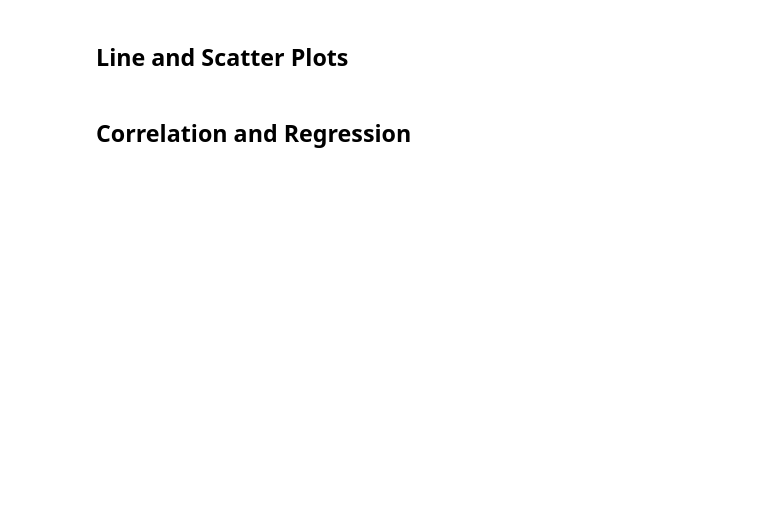
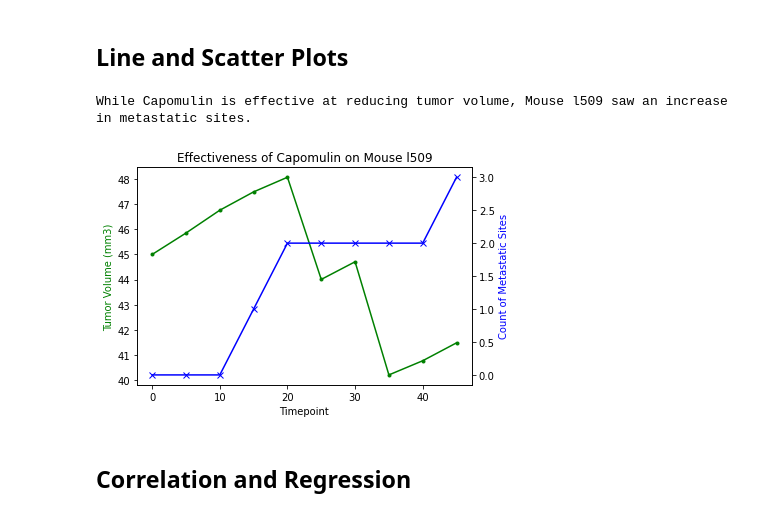
Before and after one commit to eukestad/Pymaceuticals-Capomulin-Review, a Jupyter notebook: Pymaceuticals/pymaceuticals_starter.ipynb, the cells around one changed output. Drawn from its saved outputs; the diff is of its cells as text; code cells hidden in the pictures; blank space fills up the shorter version.

```diff
--- a/Pymaceuticals/pymaceuticals_starter.ipynb
+++ b/Pymaceuticals/pymaceuticals_starter.ipynb
@@ -302,3 +299,21 @@ Infubinol has an obvious outlier
+# %%
+# Generate a line plot of tumor volume vs. time point for a mouse treated with Capomulin
+capomulinMouse = cleanedData.loc[cleanedData["Mouse ID"]=="l509",:]
+x_axis = capomulinMouse["Timepoint"]
+mouseTumorVolume = capomulinMouse["Tumor Volume (mm3)"]
+mouseMetastaticSites = capomulinMouse["Metastatic Sites"]
+fig2, ax1 = plt.subplots()
+ax1.plot(x_axis,mouseTumorVolume, marker='.', color='green', label='Tumor Volume')
+ax1.set_title("Effectiveness of Capomulin on Mouse l509")
+ax1.set_xlabel("Timepoint")
+ax1.set_ylabel("Tumor Volume (mm3)", color='green')
+ax2=ax1.twinx()
+ax2.plot(x_axis,mouseMetastaticSites, marker='x', color='blue', label='Metastatic Sites')
+ax2.set_ylabel("Count of Metastatic Sites", color='blue')
+print(f'While Capomulin is effective at reducing tumor volume, Mouse l509 saw an increase in metastatic sites.')
+# %% [output]
+While Capomulin is effective at reducing tumor volume, Mouse l509 saw an increase in metastatic sites.
+[figure, added]
 # %%
 # Generate a scatter plot of average tumor volume vs. mouse weight for the Capomulin regimen
 # %% [markdown]
```
Also changed, not shown: parts of 3 cells of this notebook.
